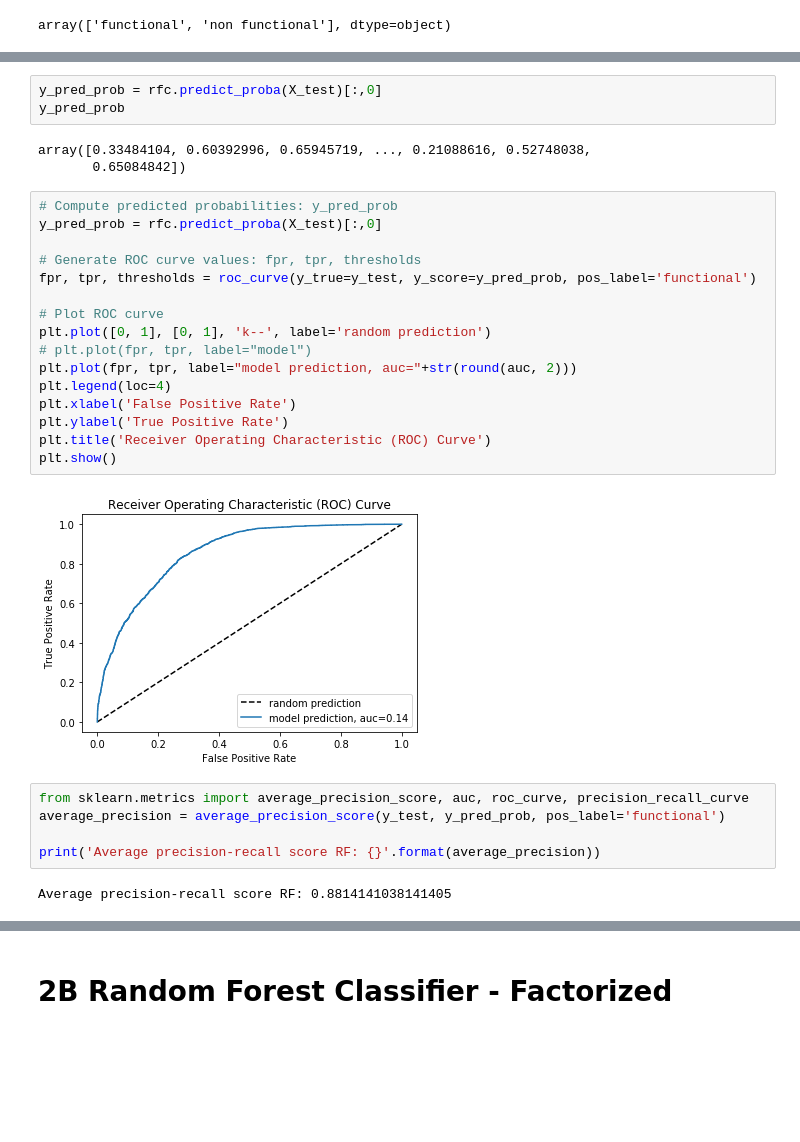
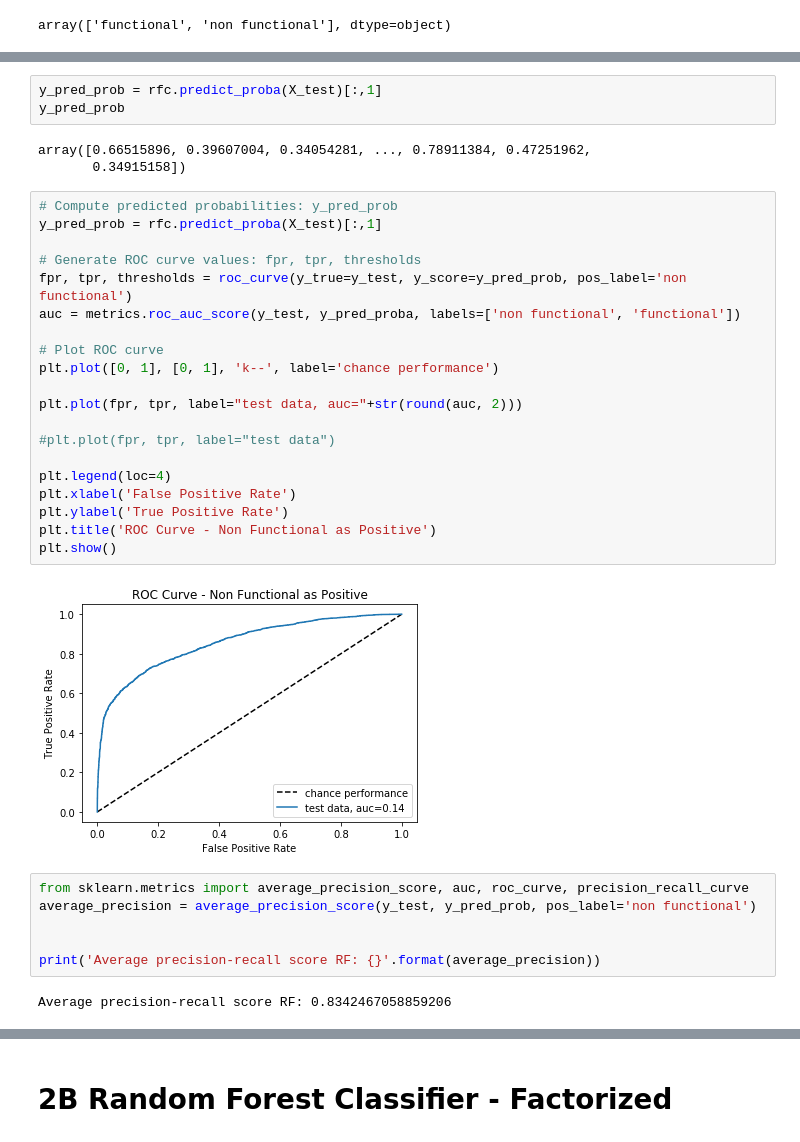
Before and after one commit to JayWang64/SpringboardDS, a Jupyter notebook: _Capstone 2/Report 2/notebooks/capstone project 2 - part 3 - machine learning model.ipynb, the cells around one changed output, grey strips where cells are left out. Drawn from its saved outputs; the diff is of its cells as text; blank space fills up the shorter version.

```diff
--- a/_Capstone 2/Report 2/notebooks/capstone project 2 - part 3 - machine learning model.ipynb
+++ b/_Capstone 2/Report 2/notebooks/capstone project 2 - part 3 - machine learning model.ipynb
@@ -377,33 +426,38 @@ array(['functional', 'non functional'], dtype=object)
 # %%
-y_pred_prob = rfc.predict_proba(X_test)[:,0]
+y_pred_prob = rfc.predict_proba(X_test)[:,1]
 y_pred_prob
 # %% [output]
-array([0.33484104, 0.60392996, 0.65945719, ..., 0.21088616, 0.52748038,
-       0.65084842])
+array([0.66515896, 0.39607004, 0.34054281, ..., 0.78911384, 0.47251962,
+       0.34915158])
 # %%
 # Compute predicted probabilities: y_pred_prob
-y_pred_prob = rfc.predict_proba(X_test)[:,0]
+y_pred_prob = rfc.predict_proba(X_test)[:,1]
 
 # Generate ROC curve values: fpr, tpr, thresholds
-fpr, tpr, thresholds = roc_curve(y_true=y_test, y_score=y_pred_prob, pos_label='functional')
+fpr, tpr, thresholds = roc_curve(y_true=y_test, y_score=y_pred_prob, pos_label='non functional')
+auc = metrics.roc_auc_score(y_test, y_pred_proba, labels=['non functional', 'functional'])
 
 # Plot ROC curve
-plt.plot([0, 1], [0, 1], 'k--', label='random prediction')
-# plt.plot(fpr, tpr, label="model")
-plt.plot(fpr, tpr, label="model prediction, auc="+str(round(auc, 2)))
+plt.plot([0, 1], [0, 1], 'k--', label='chance performance')
+
+plt.plot(fpr, tpr, label="test data, auc="+str(round(auc, 2)))
+
+#plt.plot(fpr, tpr, label="test data")
+
 plt.legend(loc=4)
 plt.xlabel('False Positive Rate')
 plt.ylabel('True Positive Rate')
-plt.title('Receiver Operating Characteristic (ROC) Curve')
+plt.title('ROC Curve - Non Functional as Positive')
 plt.show()
 # %% [output]
-[figure, old version]
+[figure, new version]
 # %%
 from sklearn.metrics import average_precision_score, auc, roc_curve, precision_recall_curve
-average_precision = average_precision_score(y_test, y_pred_prob, pos_label='functional')
+average_precision = average_precision_score(y_test, y_pred_prob, pos_label='non functional')
+
 
 print('Average precision-recall score RF: {}'.format(average_precision))
 # %% [output]
-Average precision-recall score RF: 0.8814141038141405
+Average precision-recall score RF: 0.8342467058859206
 # %%
 # Compute predicted probabilities: y_pred_prob
```
Also changed, not shown: parts of 34 cells of this notebook, 1 other file.
